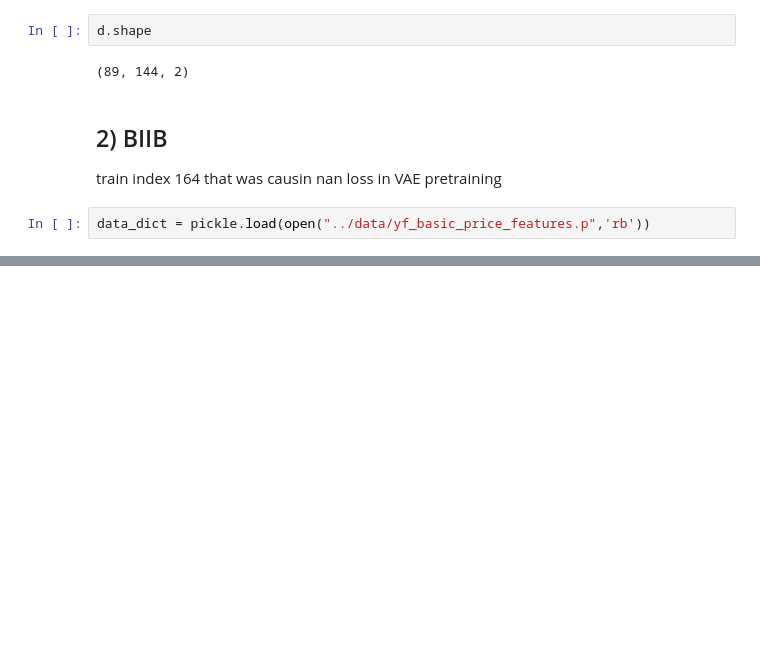
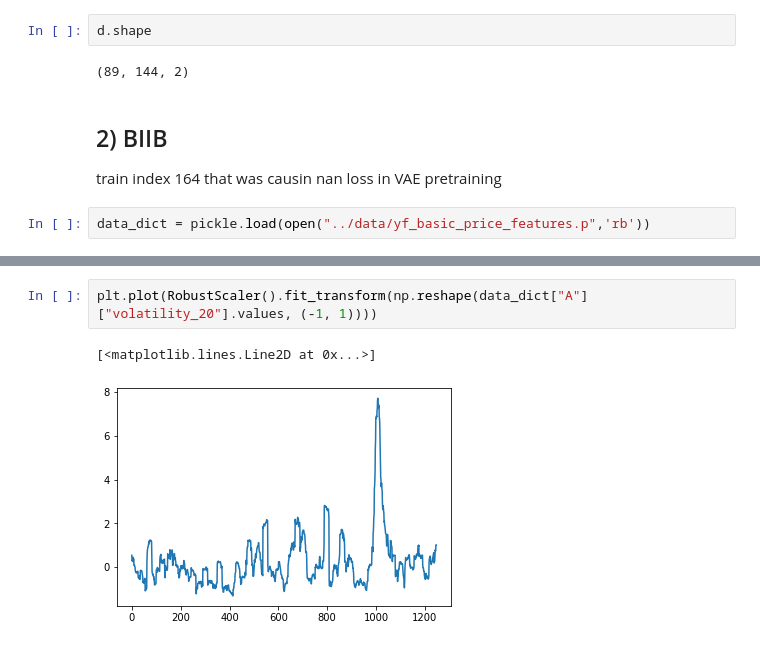
Before and after one commit to metodmove/finTDPSOM, a Jupyter notebook: notebooks/finance_date.ipynb, the cells around one changed output, grey strips where cells are left out. Saved outputs shown, nothing was run; the diff lists cells and outputs as text; blank space fills up the shorter version.

```diff
--- a/notebooks/finance_date.ipynb
+++ b/notebooks/finance_date.ipynb
@@ -145,0 +233,5 @@ data_dict["A"].describe()
+# %%
+plt.plot(RobustScaler().fit_transform(np.reshape(data_dict["A"]["volatility_20"].values, (-1, 1))))
+# %% [output]
+[<matplotlib.lines.Line2D at 0x...>]
+[figure, added]
```
Also changed, not shown: parts of 16 cells of this notebook, 2 other files.
